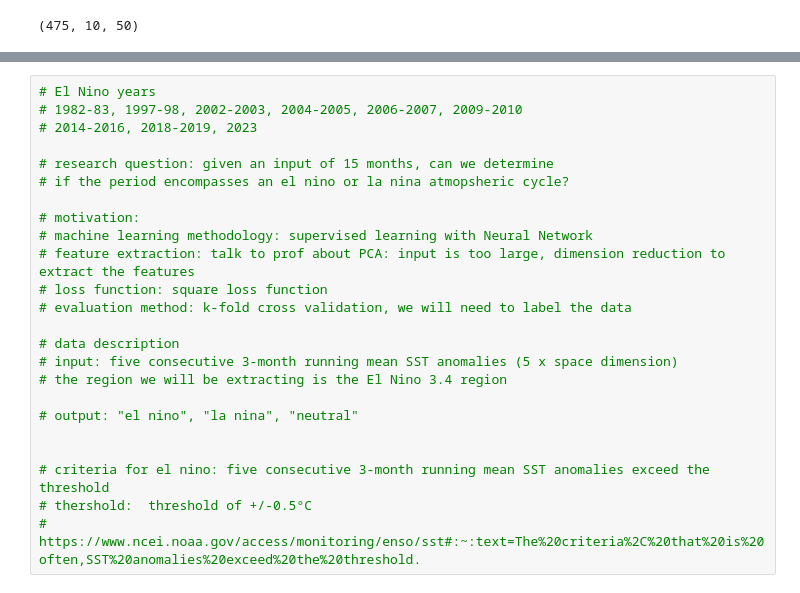
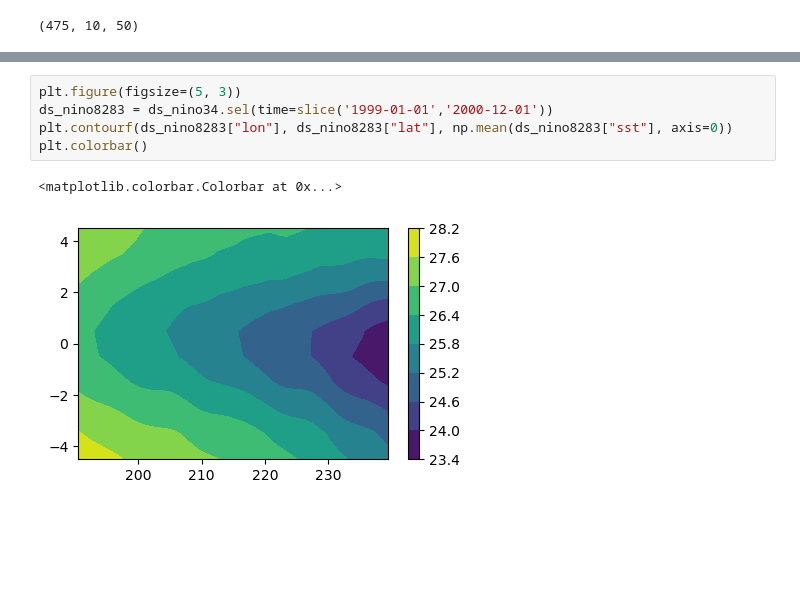
Before and after one commit to emmagurcan/ElNino, a Jupyter notebook: analysis.ipynb, the cells around one changed output, grey strips where cells are left out. Saved outputs shown, nothing was run; the diff lists cells and outputs as text; blank space fills up the shorter version.

```diff
--- a/analysis.ipynb
+++ b/analysis.ipynb
@@ -78,24 +91,8 @@ Attributes:
-# %%
-# El Nino years
-# 1982-83, 1997-98, 2002-2003, 2004-2005, 2006-2007, 2009-2010
-# 2014-2016, 2018-2019, 2023
-
-# research question: given an input of 15 months, can we determine
-# if the period encompasses an el nino or la nina atmopsheric cycle?
-
-# motivation:
-# machine learning methodology: supervised learning with Neural Network
-# feature extraction: talk to prof about PCA: input is too large, dimension reduction to extract the features
-# loss function: square loss function
-# evaluation method: k-fold cross validation, we will need to label the data
-
-# data description
-# input: five consecutive 3-month running mean SST anomalies (5 x space dimension)
-# the region we will be extracting is the El Nino 3.4 region
-
-# output: "el nino", "la nina", "neutral"
-
-
-# criteria for el nino: five consecutive 3-month running mean SST anomalies exceed the threshold
-# thershold:  threshold of +/-0.5°C
-# https://www.ncei.noaa.gov/access/monitoring/enso/sst#:~:text=The%20criteria%2C%20that%20is%20often,SST%20anomalies%20exceed%20the%20threshold.
+# %%
+plt.figure(figsize=(5, 3))
+ds_nino8283 = ds_nino34.sel(time=slice('1999-01-01','2000-12-01'))
+plt.contourf(ds_nino8283["lon"], ds_nino8283["lat"], np.mean(ds_nino8283["sst"], axis=0))
+plt.colorbar()
+# %% [output]
+<matplotlib.colorbar.Colorbar at 0x...>
+[figure, added]
```
Also changed, not shown: parts of 4 cells of this notebook, 1 other file.
